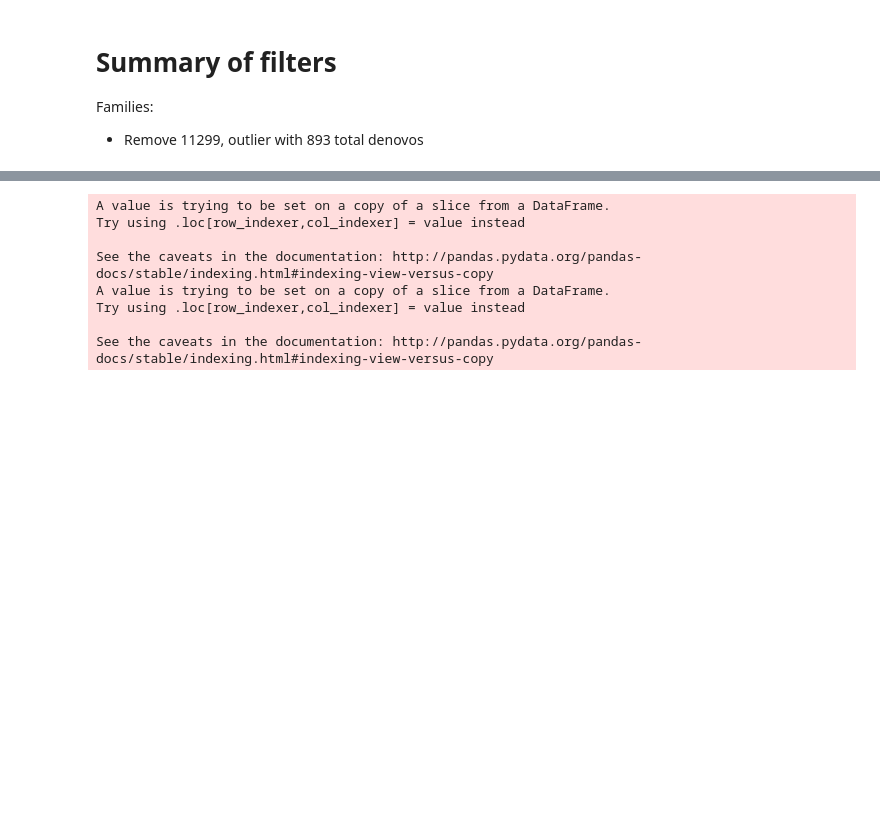
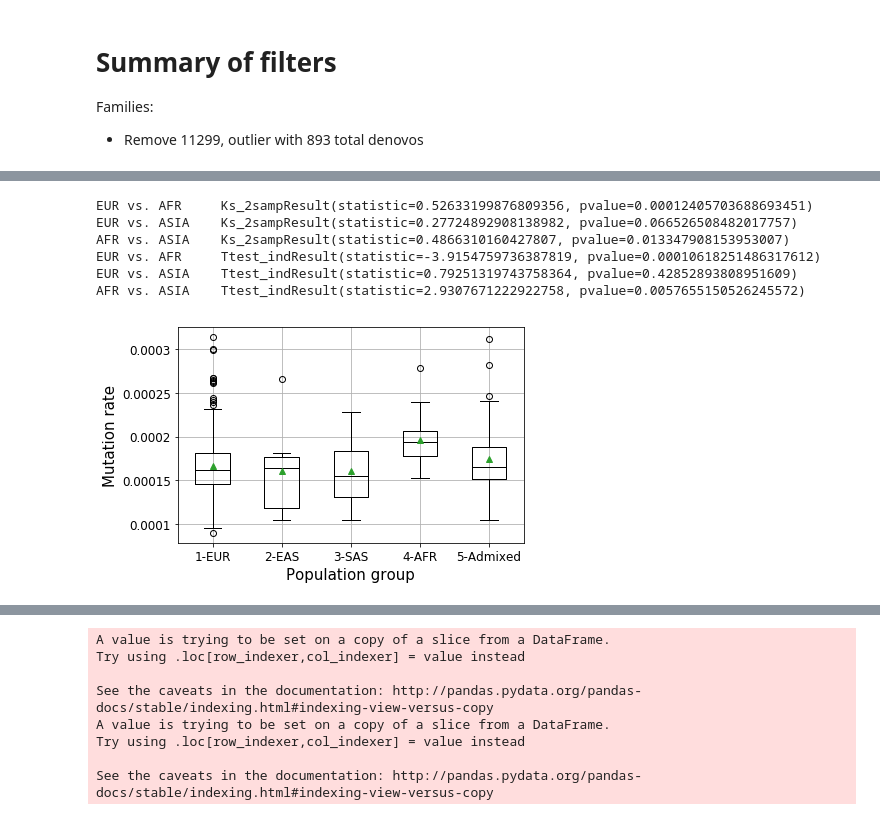
Before and after one commit to gymreklab/ssc-imputation, a Jupyter notebook: denovos2/notebooks/DenovosByFamily.ipynb, the cells around one changed output, grey strips where cells are left out. Cells and saved outputs as stored; diff of their text form; code cells hidden in the pictures; blank space fills up the shorter version.

```diff
--- a/denovos2/notebooks/DenovosByFamily.ipynb
+++ b/denovos2/notebooks/DenovosByFamily.ipynb
@@ -104,0 +126,50 @@ Ks_2sampResult(statistic=0.042016806722689037, pvalue=0.78650132873808232)
+# %%
+# Plot by population
+pthresh = 0.99
+sscpop = pd.read_csv("../../metadata/ssc_family_populations.tab", sep="\t")
+sscpop = pd.merge(sscpop, bychild_rates[(bychild_rates["status"]==1) & (bychild_rates["pthresh"]==pthresh)],
+                  on=["family"])
+fig = plt.figure()
+ax = fig.add_subplot(111)
+boxprops = dict(linestyle='-', linewidth=1)
+medianprops = dict(linestyle='-', linewidth=1)
+
+poplabels = {
+    "EUR": "1-EUR",
+    "EAS": "2-EAS",
+    "SAS": "3-SAS",
+    "AFR": "4-AFR",
+    "Admixed": "5-Admixed"
+}
+sscpop["SuperpopLabel"] = sscpop["Superpop"].apply(lambda x: poplabels[x])
+bp = sscpop.boxplot(by="SuperpopLabel", column="rate", ax=ax, boxprops=boxprops,
+                medianprops=medianprops, return_type='dict', showmeans=True);
+[[item.set_color("black") for item in bp[key]['boxes']] for key in bp.keys()]
+[[item.set_color("black") for item in bp[key]['medians']] for key in bp.keys()]
+[[item.set_color("black") for item in bp[key]['whiskers']] for key in bp.keys()]
+
+ax.set_title("");
+fig.suptitle("")
+ax.set_xlabel("");
+ax.set_ylabel("Mutation rate", size=15)
+ax.set_xlabel("Population group", size=15)
+ax.set_xticklabels(ax.get_xticklabels(), size=12);
+ax.set_yticklabels([(x) for x in ax.get_yticks()], size=12);
+
+rate_eur = sscpop[sscpop["Superpop"]=="EUR"]["rate"]
+rate_afr = sscpop[sscpop["Superpop"]=="AFR"]["rate"]
+rate_asia = sscpop[sscpop["Superpop"].apply(lambda x: x in ["SAS","EAS"])]["rate"]
+print("EUR vs. AFR"+"\t"+str(scipy.stats.ks_2samp(rate_eur, rate_afr)))
+print("EUR vs. ASIA"+"\t"+str(scipy.stats.ks_2samp(rate_eur, rate_asia)))
+print("AFR vs. ASIA"+"\t"+str(scipy.stats.ks_2samp(rate_afr, rate_asia)))
+print("EUR vs. AFR"+"\t"+str(scipy.stats.ttest_ind(rate_eur, rate_afr)))
+print("EUR vs. ASIA"+"\t"+str(scipy.stats.ttest_ind(rate_eur, rate_asia)))
+print("AFR vs. ASIA"+"\t"+str(scipy.stats.ttest_ind(rate_afr, rate_asia)))
+# %% [output]
+EUR vs. AFR     Ks_2sampResult(statistic=0.52633199876809356, pvalue=0.00012405703688693451)
+EUR vs. ASIA    Ks_2sampResult(statistic=0.27724892908138982, pvalue=0.066526508482017757)
+AFR vs. ASIA    Ks_2sampResult(statistic=0.4866310160427807, pvalue=0.013347908153953007)
+EUR vs. AFR     Ttest_indResult(statistic=-3.9154759736387819, pvalue=0.00010618251486317612)
+EUR vs. ASIA    Ttest_indResult(statistic=0.79251319743758364, pvalue=0.42852893808951609)
+AFR vs. ASIA    Ttest_indResult(statistic=2.9307671222922758, pvalue=0.0057655150526245572)
+[figure, added]
```
Also changed, not shown: parts of 13 cells of this notebook, 10 other files.
